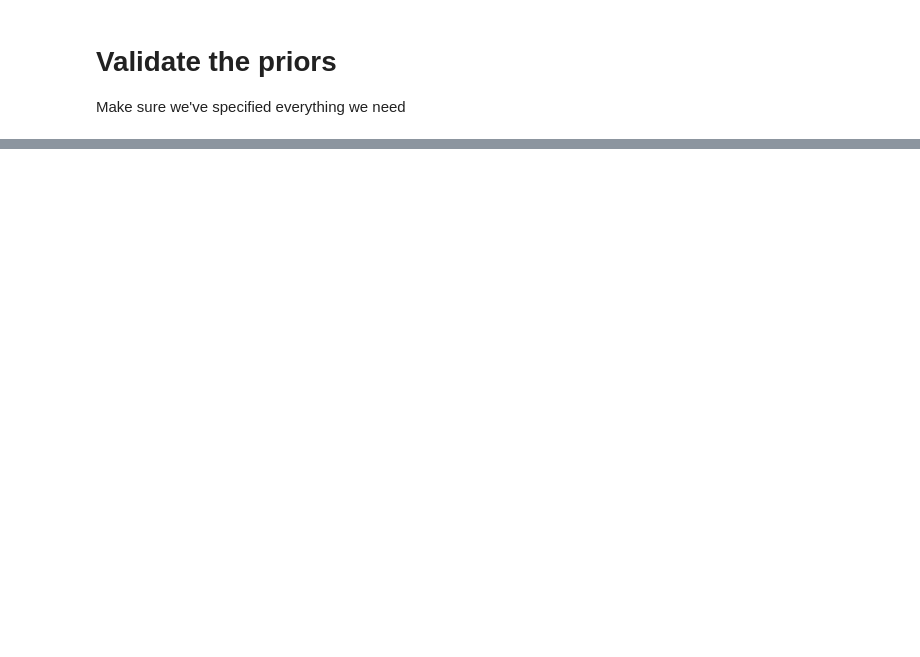
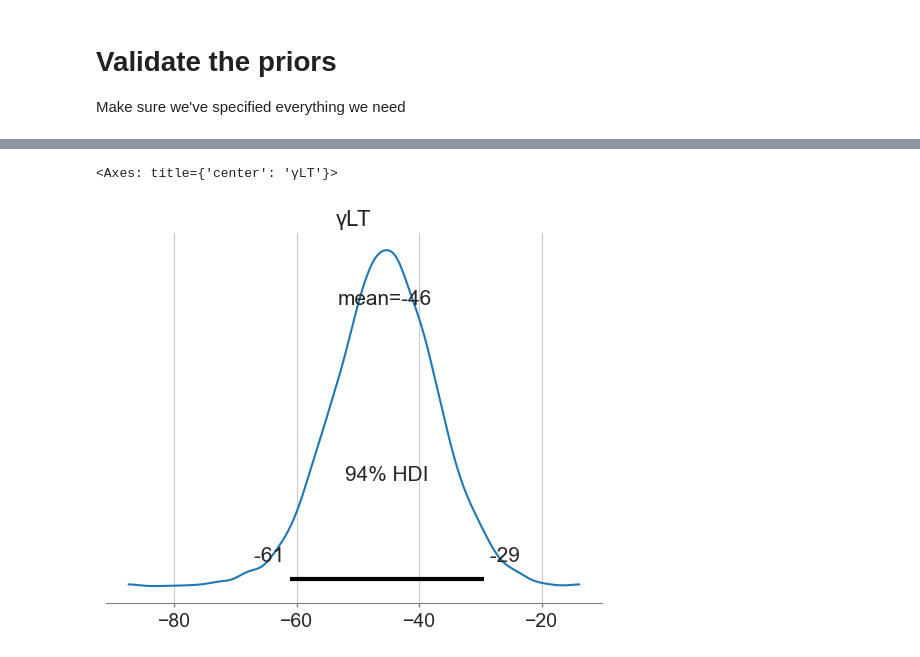
Before and after one commit to netzeroasap/TCRE_Assessment, a Jupyter notebook: notebooks/analysis.ipynb, the cells around one changed output, grey strips where cells are left out. Saved outputs shown, nothing was run; the diff lists cells and outputs as text; code cells hidden in the pictures; blank space fills up the shorter version.

```diff
--- a/notebooks/analysis.ipynb
+++ b/notebooks/analysis.ipynb
@@ -183,7 +217,7 @@ def make_emergent_constraint_model(model,evidence,priors,hyperpriors):
         b = hyperpriors["b"](name="b")
 
         # Errors-in-variables model for model gammaLT- use standard deviations reported by Zechlau
-        x_true = pm.Normal("x_true", mu=evidence['γ_LT'], \
+        x_true = pm.Normal("γLT_CMIP", mu=evidence['γ_LT'], \
                            sigma=evidence['σ_LT'], \
                            shape=n_models_EC)
 
@@ -191,7 +225,7 @@ def make_emergent_constraint_model(model,evidence,priors,hyperpriors):
         y_true = m * x_true + b
 
         # Likelihood of observed IAV values
-        y_likelihood = pm.Normal("y_obs", mu=y_true, \
+        y_likelihood = pm.Normal("IAV_CMIP", mu=y_true, \
                                  sigma=evidence['σ_IAV'],\
                                  shape=n_models_EC,\
                                  observed=evidence['γ_IAV'])
@@ -221,3 +251,8 @@ pm.model_to_graphviz(ec_test_model)
+# %%
+az.plot_posterior(ec_test_trace.posterior.γLT)
+# %% [output]
+<Axes: title={'center': 'γLT'}>
+[figure, added]
 # %%
 #D must have dimensions (Nmodels,2)
 
```
Also changed, not shown: parts of 23 cells of this notebook, 3 other files.
